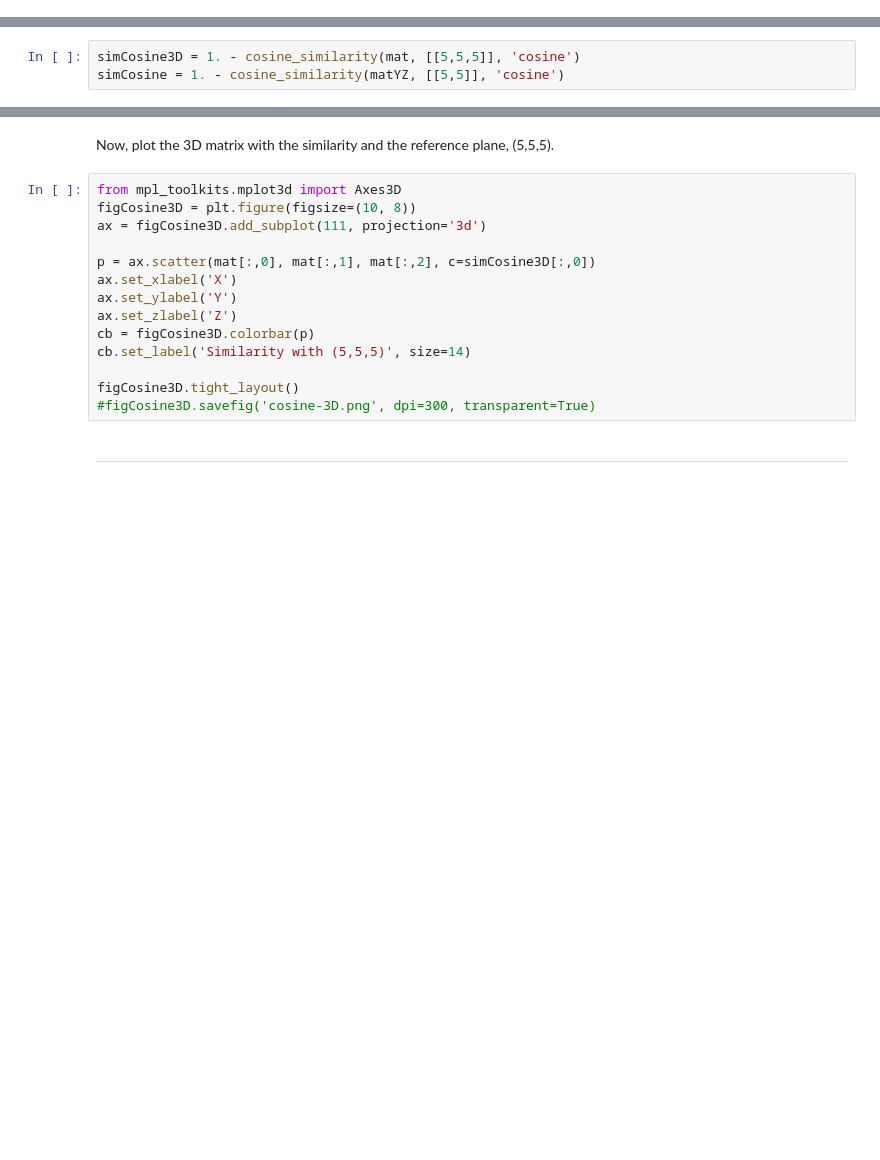
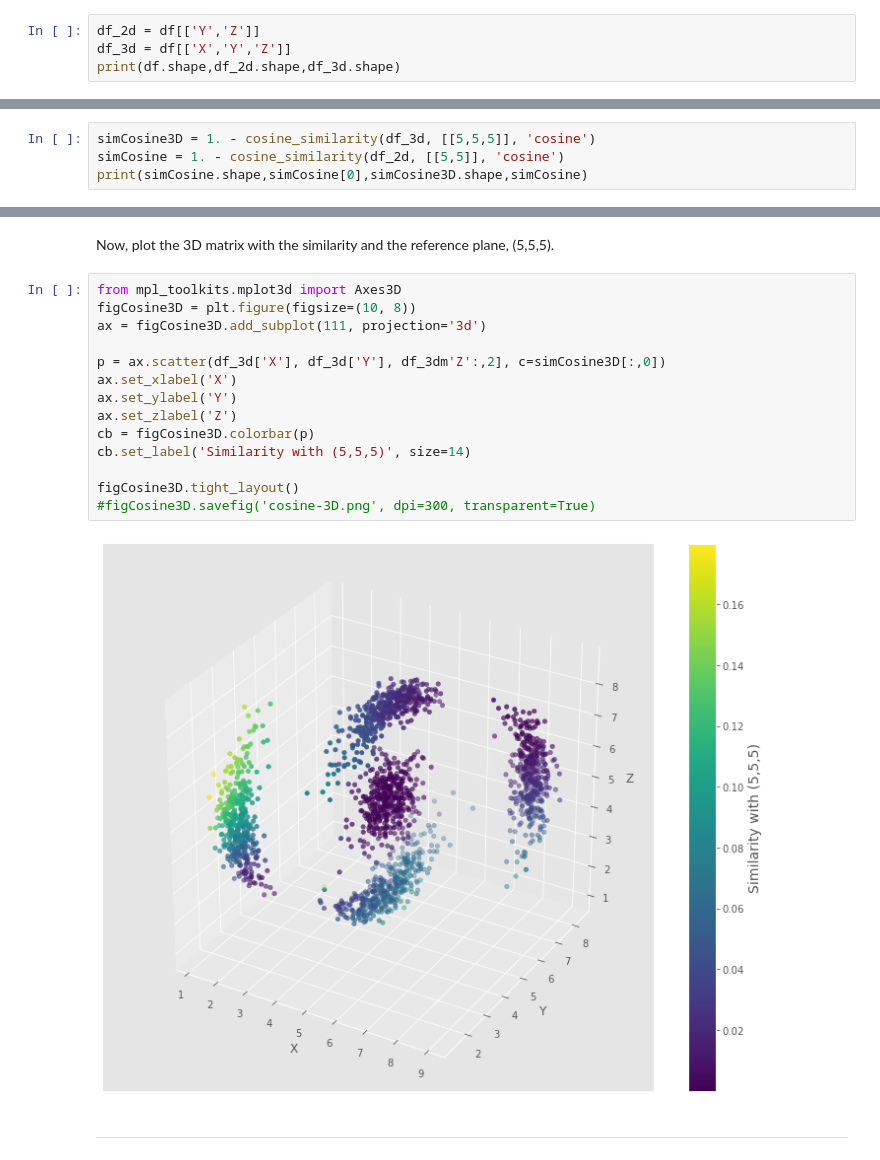
Before and after one commit to BinhKieu82/Springboard_NormProj, a Jupyter notebook: 15.5CosineSimilarityCaseStudy/Cosine_Similarity_Case_Study.ipynb, the cells around one changed output, grey strips where cells are left out. Saved outputs shown, nothing was run; the diff lists cells and outputs as text; blank space fills up the shorter version.

```diff
--- a/15.5CosineSimilarityCaseStudy/Cosine_Similarity_Case_Study.ipynb
+++ b/15.5CosineSimilarityCaseStudy/Cosine_Similarity_Case_Study.ipynb
@@ -33,0 +32,4 @@ df_2d =
+# %%
+df_2d = df[['Y','Z']]
+df_3d = df[['X','Y','Z']]
+print(df.shape,df_2d.shape,df_3d.shape)
@@ -34,5 +38,6 @@ df_2d =
 # %% [markdown]
 Calculate the cosine similarity for those matrices with reference planes of 5,5 and 5,5,5. Then subtract those measures from 1 in new features.
 # %%
-simCosine3D = 1. - cosine_similarity(mat, [[5,5,5]], 'cosine')
-simCosine = 1. - cosine_similarity(matYZ, [[5,5]], 'cosine')
+simCosine3D = 1. - cosine_similarity(df_3d, [[5,5,5]], 'cosine')
+simCosine = 1. - cosine_similarity(df_2d, [[5,5]], 'cosine')
+print(simCosine.shape,simCosine[0],simCosine3D.shape,simCosine)
@@ -59,17 +68,19 @@ Now, plot the 3D matrix with the similarity and the reference plane, (5,5,5).
 # %%
 from mpl_toolkits.mplot3d import Axes3D
 figCosine3D = plt.figure(figsize=(10, 8))
 ax = figCosine3D.add_subplot(111, projection='3d')
 
-p = ax.scatter(mat[:,0], mat[:,1], mat[:,2], c=simCosine3D[:,0])
+p = ax.scatter(df_3d['X'], df_3d['Y'], df_3dm'Z':,2], c=simCosine3D[:,0])
 ax.set_xlabel('X')
 ax.set_ylabel('Y')
 ax.set_zlabel('Z')
 cb = figCosine3D.colorbar(p)
 cb.set_label('Similarity with (5,5,5)', size=14)
 
 figCosine3D.tight_layout()
 #figCosine3D.savefig('cosine-3D.png', dpi=300, transparent=True)
+# %% [output]
+[figure, added]
 # %% [markdown]
 ----
 # %% [markdown]
```
Also changed, not shown: parts of 13 cells of this notebook.
